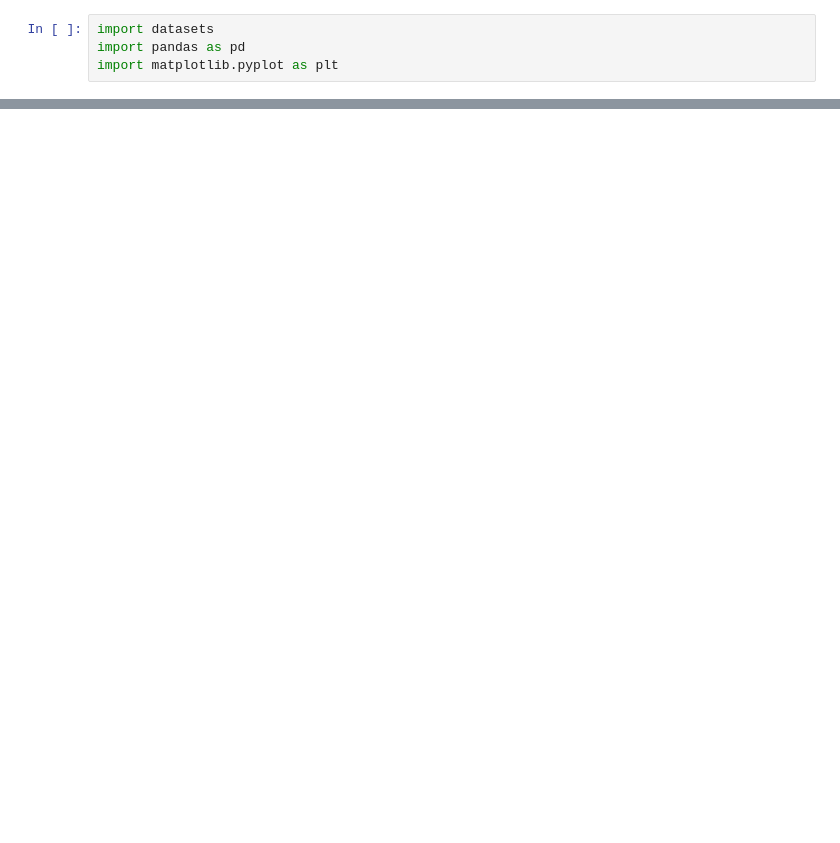
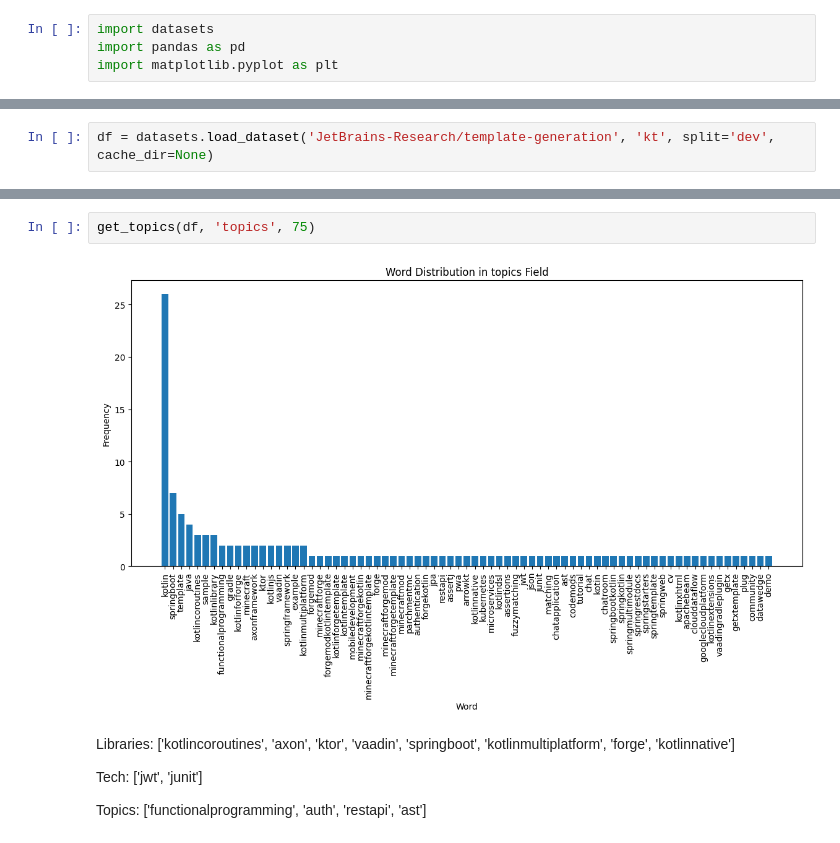
Before and after one commit to JetBrains-Research/agents-eval, a Jupyter notebook: src/template_generation/notebooks/dataset_analysis.ipynb, the cells around one changed output, grey strips where cells are left out. Drawn from its saved outputs; the diff is of its cells as text; blank space fills up the shorter version.

```diff
--- a/src/template_generation/notebooks/dataset_analysis.ipynb
+++ b/src/template_generation/notebooks/dataset_analysis.ipynb
@@ -59,0 +81,2 @@ topics = ['aws', 'spring', 'kafka', 'apache', 'azure']
+# %%
+df = datasets.load_dataset('JetBrains-Research/template-generation', 'kt', split='dev', cache_dir=None)
@@ -59,0 +87,10 @@ topics = ['aws', 'spring', 'kafka', 'apache', 'azure']
+# %%
+get_topics(df, 'topics', 75)
+# %% [output]
+[figure, added]
+# %% [markdown]
+Libraries: ['kotlincoroutines', 'axon', 'ktor', 'vaadin', 'springboot', 'kotlinmultiplatform', 'forge', 'kotlinnative']
+
+Tech: ['jwt', 'junit']
+
+Topics: ['functionalprogramming', 'auth', 'restapi', 'ast']
```
Also changed, not shown: parts of 17 cells of this notebook.
